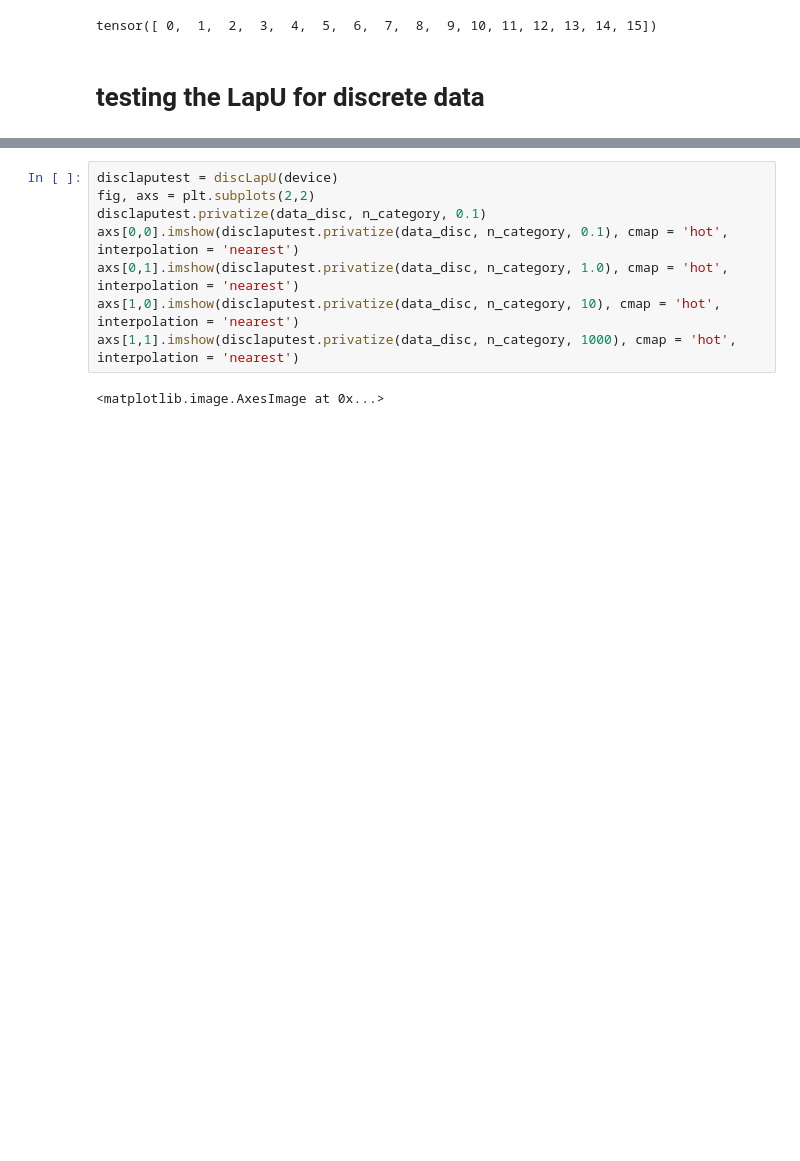
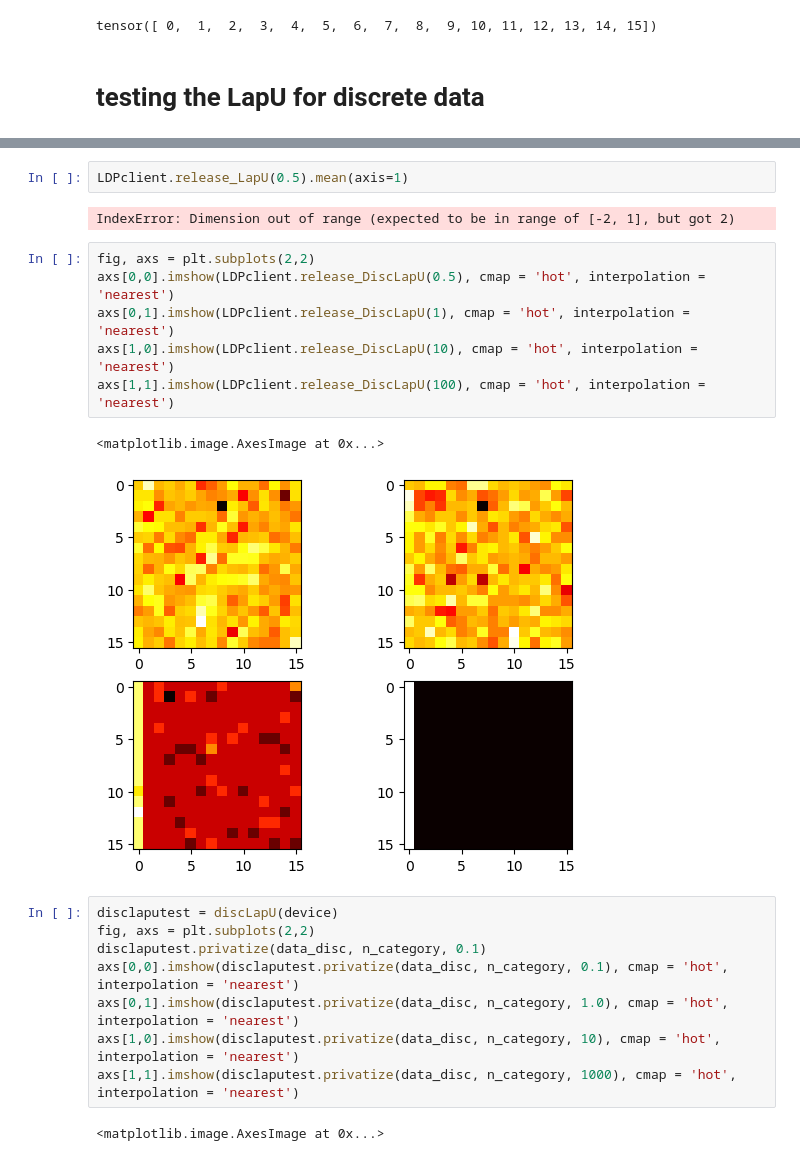
Before and after one commit to Jong-Min-Moon/LDPUts, a Jupyter notebook: playground.ipynb, the cells around one changed output, grey strips where cells are left out. Cells and saved outputs as stored; diff of their text form; blank space fills up the shorter version.

```diff
--- a/playground.ipynb
+++ b/playground.ipynb
@@ -45,3 +75,16 @@ axs[1,1].imshow(laputest.privatize(data_disc, n_category, 1000), cmap = 'hot', i
+# %%
+LDPclient.release_LapU(0.5).mean(axis=1)
+# %% [output]
+IndexError: Dimension out of range (expected to be in range of [-2, 1], but got 2)
+# %%
+fig, axs = plt.subplots(2,2)
+axs[0,0].imshow(LDPclient.release_DiscLapU(0.5), cmap = 'hot', interpolation = 'nearest')
+axs[0,1].imshow(LDPclient.release_DiscLapU(1), cmap = 'hot', interpolation = 'nearest')
+axs[1,0].imshow(LDPclient.release_DiscLapU(10), cmap = 'hot', interpolation = 'nearest')
+axs[1,1].imshow(LDPclient.release_DiscLapU(100), cmap = 'hot', interpolation = 'nearest')
+# %% [output]
+<matplotlib.image.AxesImage at 0x...>
+[figure, added]
 # %%
 disclaputest = discLapU(device)
 fig, axs = plt.subplots(2,2)
```
Also changed, not shown: parts of 14 cells of this notebook, 3 other files.
